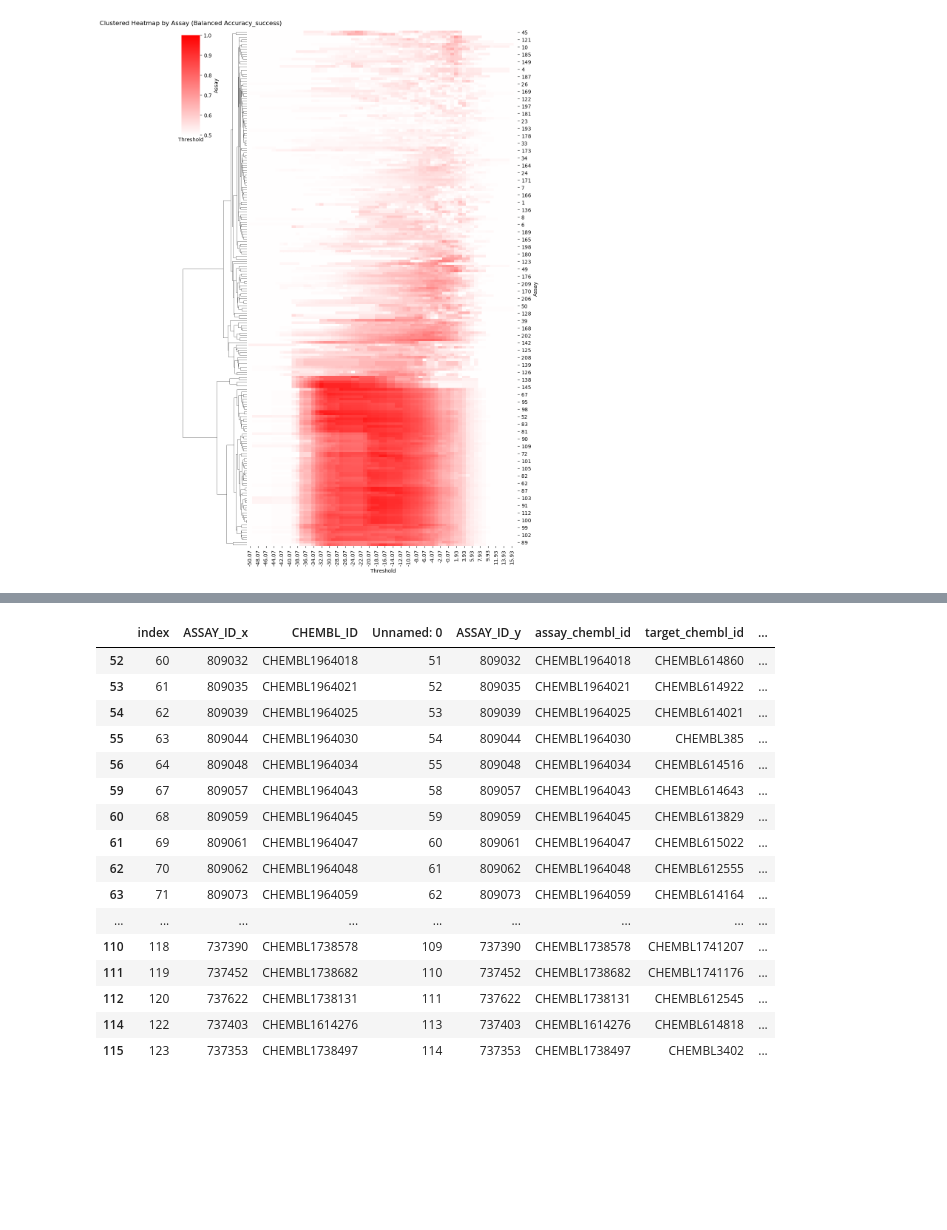
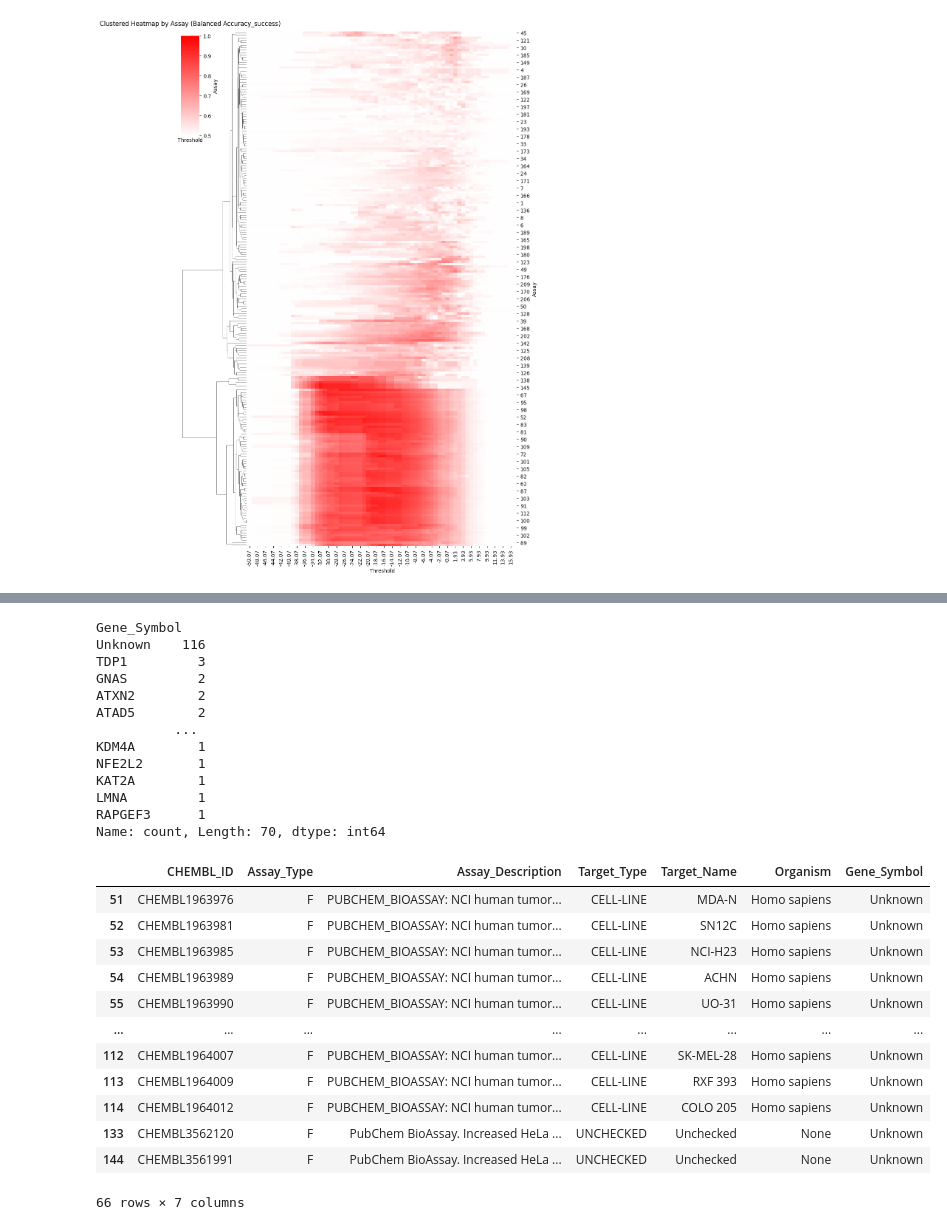
Before and after one commit to srijitseal/The_Seal_Files, a Jupyter notebook: The_Cell_Count_Files/02_Thresholding_Hofmarcher.ipynb, the cells around one changed output, grey strips where cells are left out. Cells and saved outputs as stored; diff of their text form; code cells hidden in the pictures; blank space fills up the shorter version.

Commit message:
Update to new results

```diff
--- a/The_Cell_Count_Files/02_Thresholding_Hofmarcher.ipynb
+++ b/The_Cell_Count_Files/02_Thresholding_Hofmarcher.ipynb
@@ -186,0 +225,3 @@ plt.show()
+# %%
+results_df = pd.merge(results_df, target_map, left_on="Assay", right_on="index")
+results_df
@@ -188,11 +243,11 @@ plt.show()
 # Define the threshold percentage (e.g., 70%) for "most" of the thresholds
 threshold_percentage = 0.4
 
-# Group by Assay and check if more than 70% of the 'Balanced Accuracy_success' values are > 0.6
-assays_with_most_ba_success = results_df.groupby('Assay').filter(lambda x: (x['Balanced Accuracy_success'] > 0.75).mean() > threshold_percentage)
+# Group by Assay and check if more than 70% of the 'Balanced Accuracy_success' values are > 0.7
+assays_with_most_ba_success = results_df.groupby('Assay').filter(lambda x: (x['Balanced Accuracy_success'] > 0.7).mean() > threshold_percentage)
 
 # Extract the list of assays
-assay_list_most = assays_with_most_ba_success['Assay'].unique()
+assay_list_most = assays_with_most_ba_success['CHEMBL_ID'].unique()
 
 # Display the list of assays
 assay_list_most
@@ -257,0 +403,3 @@ target_mapdf
+# %%
+chembl_data["Gene_Symbol"] = chembl_data["CHEMBL_ID"].parallel_apply(get_gene_name_for_assay)
+chembl_data
@@ -257,0 +455,3 @@ target_mapdf
+# %%
+chembl_data = chembl_data.drop_duplicates()
+chembl_data
@@ -258,21 +506,33 @@ target_mapdf
+# %%
+chembl_data.Gene_Symbol.value_counts()
+# %% [output]
+Gene_Symbol
+Unknown    116
+TDP1         3
+GNAS         2
+ATXN2        2
+ATAD5        2
+          ...
+KDM4A        1
+NFE2L2       1
+KAT2A        1
+LMNA         1
+RAPGEF3      1
+Name: count, Length: 70, dtype: int64
 # %%
-target_mapdf=target_mapdf[target_mapdf.index.isin(assay_list_most)]
+target_mapdf=chembl_data[chembl_data.CHEMBL_ID.isin(assay_list_most)]
 target_mapdf
 # %% [output]
-|  | index | ASSAY_ID_x | CHEMBL_ID | Unnamed: 0 | ASSAY_ID_y | assay_chembl_id | target_chembl_id | ... |
-| 52 | 60 | 809032 | CHEMBL1964018 | 51 | 809032 | CHEMBL1964018 | CHEMBL614860 | ... |
-| 53 | 61 | 809035 | CHEMBL1964021 | 52 | 809035 | CHEMBL1964021 | CHEMBL614922 | ... |
-| 54 | 62 | 809039 | CHEMBL1964025 | 53 | 809039 | CHEMBL1964025 | CHEMBL614021 | ... |
-| 55 | 63 | 809044 | CHEMBL1964030 | 54 | 809044 | CHEMBL1964030 | CHEMBL385 | ... |
-| 56 | 64 | 809048 | CHEMBL1964034 | 55 | 809048 | CHEMBL1964034 | CHEMBL614516 | ... |
-| 59 | 67 | 809057 | CHEMBL1964043 | 58 | 809057 | CHEMBL1964043 | CHEMBL614643 | ... |
-| 60 | 68 | 809059 | CHEMBL1964045 | 59 | 809059 | CHEMBL1964045 | CHEMBL613829 | ... |
-| 61 | 69 | 809061 | CHEMBL1964047 | 60 | 809061 | CHEMBL1964047 | CHEMBL615022 | ... |
-| 62 | 70 | 809062 | CHEMBL1964048 | 61 | 809062 | CHEMBL1964048 | CHEMBL612555 | ... |
-| 63 | 71 | 809073 | CHEMBL1964059 | 62 | 809073 | CHEMBL1964059 | CHEMBL614164 | ... |
-| ... | ... | ... | ... | ... | ... | ... | ... | ... |
-| 110 | 118 | 737390 | CHEMBL1738578 | 109 | 737390 | CHEMBL1738578 | CHEMBL1741207 | ... |
-| 111 | 119 | 737452 | CHEMBL1738682 | 110 | 737452 | CHEMBL1738682 | CHEMBL1741176 | ... |
-| 112 | 120 | 737622 | CHEMBL1738131 | 111 | 737622 | CHEMBL1738131 | CHEMBL612545 | ... |
-| 114 | 122 | 737403 | CHEMBL1614276 | 113 | 737403 | CHEMBL1614276 | CHEMBL614818 | ... |
-| 115 | 123 | 737353 | CHEMBL1738497 | 114 | 737353 | CHEMBL1738497 | CHEMBL3402 | ... |
+|  | CHEMBL_ID | Assay_Type | Assay_Description | Target_Type | Target_Name | Organism | Gene_Symbol |
+| 51 | CHEMBL1963976 | F | PUBCHEM_BIOASSAY: NCI human tumor... | CELL-LINE | MDA-N | Homo sapiens | Unknown |
+| 52 | CHEMBL1963981 | F | PUBCHEM_BIOASSAY: NCI human tumor... | CELL-LINE | SN12C | Homo sapiens | Unknown |
+| 53 | CHEMBL1963985 | F | PUBCHEM_BIOASSAY: NCI human tumor... | CELL-LINE | NCI-H23 | Homo sapiens | Unknown |
+| 54 | CHEMBL1963989 | F | PUBCHEM_BIOASSAY: NCI human tumor... | CELL-LINE | ACHN | Homo sapiens | Unknown |
+| 55 | CHEMBL1963990 | F | PUBCHEM_BIOASSAY: NCI human tumor... | CELL-LINE | UO-31 | Homo sapiens | Unknown |
+| ... | ... | ... | ... | ... | ... | ... | ... |
+| 112 | CHEMBL1964007 | F | PUBCHEM_BIOASSAY: NCI human tumor... | CELL-LINE | SK-MEL-28 | Homo sapiens | Unknown |
+| 113 | CHEMBL1964009 | F | PUBCHEM_BIOASSAY: NCI human tumor... | CELL-LINE | RXF 393 | Homo sapiens | Unknown |
+| 114 | CHEMBL1964012 | F | PUBCHEM_BIOASSAY: NCI human tumor... | CELL-LINE | COLO 205 | Homo sapiens | Unknown |
+| 133 | CHEMBL3562120 | F | PubChem BioAssay. Increased HeLa ... | UNCHECKED | Unchecked | None | Unknown |
+| 144 | CHEMBL3561991 | F | PubChem BioAssay. Increased HeLa ... | UNCHECKED | Unchecked | None | Unknown |
+66 rows × 7 columns
```
Also changed, not shown: parts of 27 cells of this notebook, 28 other files.
